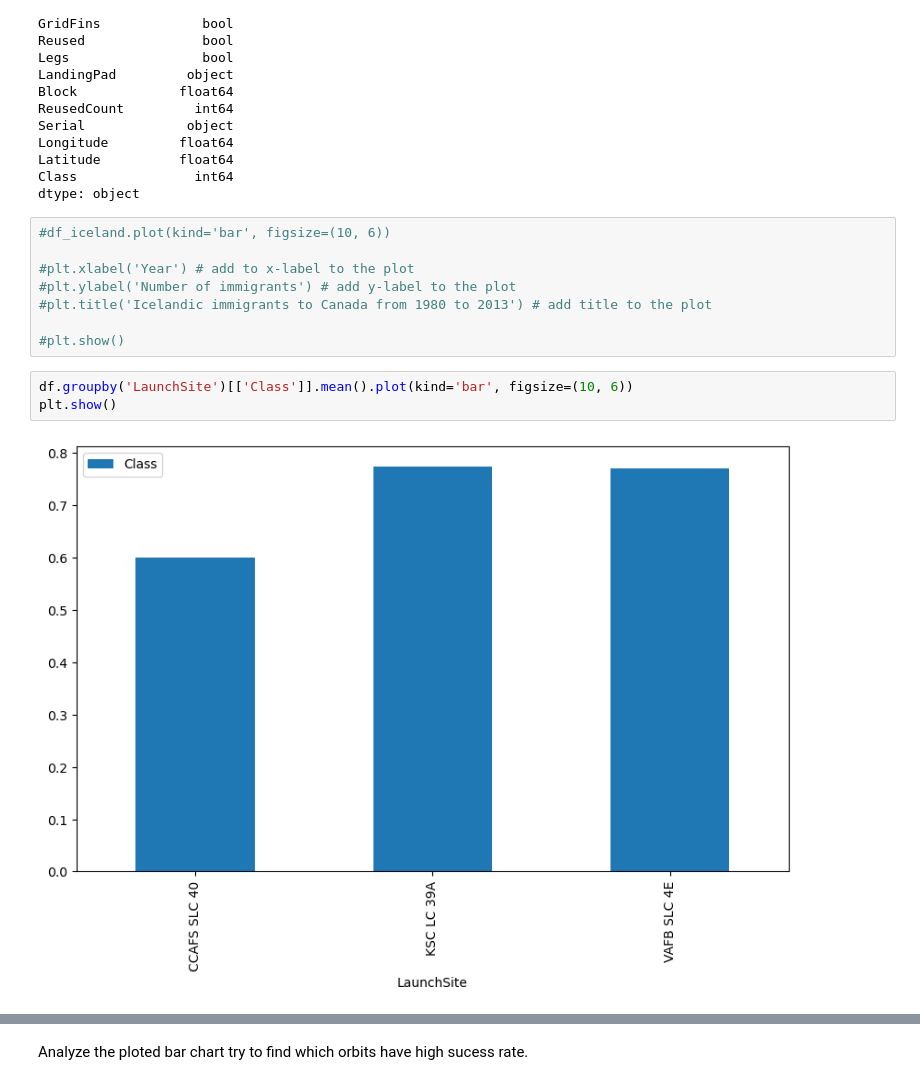
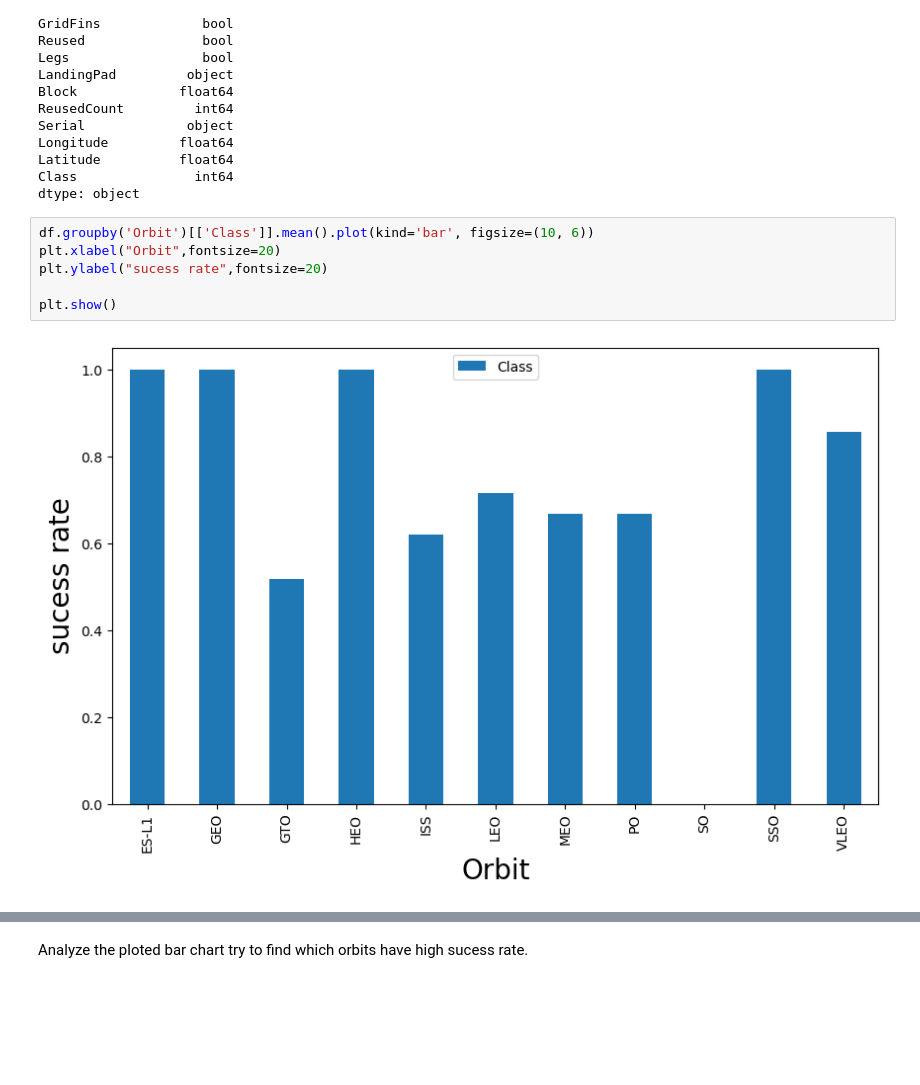
Before and after one commit to abcgz133/CapStoneIBMDataScience, a Jupyter notebook: jupyter-labs-eda-dataviz.ipynb, the cells around one changed output, grey strips where cells are left out. Cells and saved outputs as stored; diff of their text form; blank space fills up the shorter version.

Commit message:
Version 1.1 updating the bar chart task in visualization file

```diff
--- a/jupyter-labs-eda-dataviz.ipynb
+++ b/jupyter-labs-eda-dataviz.ipynb
@@ -173,16 +173,11 @@ Longitude         float64
 Latitude          float64
 Class               int64
 dtype: object
-# %%
-#df_iceland.plot(kind='bar', figsize=(10, 6))
-
-#plt.xlabel('Year') # add to x-label to the plot
-#plt.ylabel('Number of immigrants') # add y-label to the plot
-#plt.title('Icelandic immigrants to Canada from 1980 to 2013') # add title to the plot
-
-#plt.show()
 # %%
-df.groupby('LaunchSite')[['Class']].mean().plot(kind='bar', figsize=(10, 6))
+df.groupby('Orbit')[['Class']].mean().plot(kind='bar', figsize=(10, 6))
+plt.xlabel("Orbit",fontsize=20)
+plt.ylabel("sucess rate",fontsize=20)
+
 plt.show()
 # %% [output]
-[figure, old version]
+[figure, new version]
```
Also changed, not shown: parts of 5 cells of this notebook.
